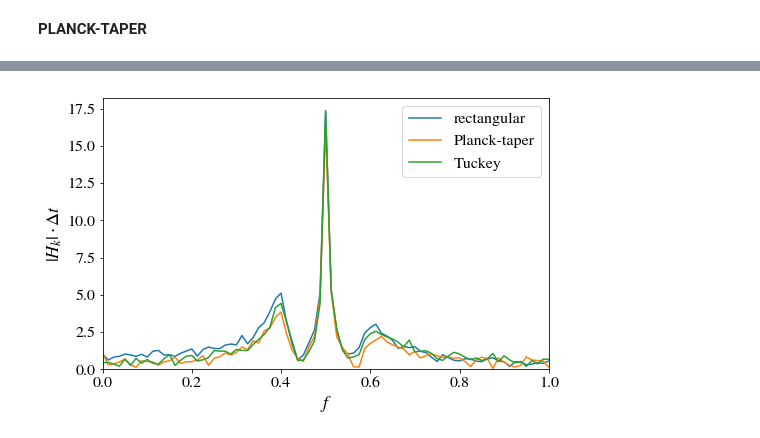
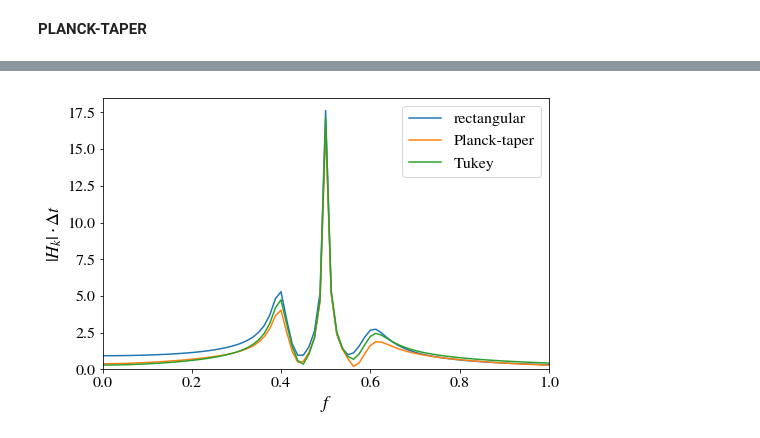
Before and after one commit to niksterg/pyFourier, a Jupyter notebook: DFT-Window-Functions.ipynb, the cells around one changed output, grey strips where cells are left out. Cells and saved outputs as stored; diff of their text form; code cells hidden in the pictures.

```diff
--- a/DFT-Window-Functions.ipynb
+++ b/DFT-Window-Functions.ipynb
@@ -294,7 +295,7 @@ plt.show()
 f0 = 0.5
 
 A0 = 1.0
-Anoise = 0.02
+Anoise = 0.0
 
 D=1200
 N=D+1
@@ -498,7 +499,7 @@ f_shift = fftpack.fftshift(f_k)
 
 A = np.abs(H_k_shift)
 
-A_Tuckey = A
+A_Tukey = A
 
 phase = np.angle(H_k_shift)
 phase_unwrap = np.unwrap(phase)
@@ -539,12 +540,12 @@ plt.show()
 # %%
 plt.plot(f_shift, np.abs(A_rect)*dt)
 plt.plot(f_shift, np.abs(A_PT)*dt)
-plt.plot(f_shift, np.abs(A_Tuckey)*dt)
+plt.plot(f_shift, np.abs(A_Tukey)*dt)
 plt.xlabel(r'$f$') ; plt.ylabel(r'$|H_k|\cdot \Delta t$')
-plt.legend(['rectangular','Planck-taper', 'Tuckey'], loc='best')
+plt.legend(['rectangular','Planck-taper', 'Tukey'], loc='best')
 #plt.yscale('log')
 plt.ylim(bottom=1e-4)
 plt.xlim(0,1)
 plt.show()
 # %% [output]
-[figure, old version]
+[figure, new version]
```
Also changed, not shown: parts of 11 cells of this notebook.
